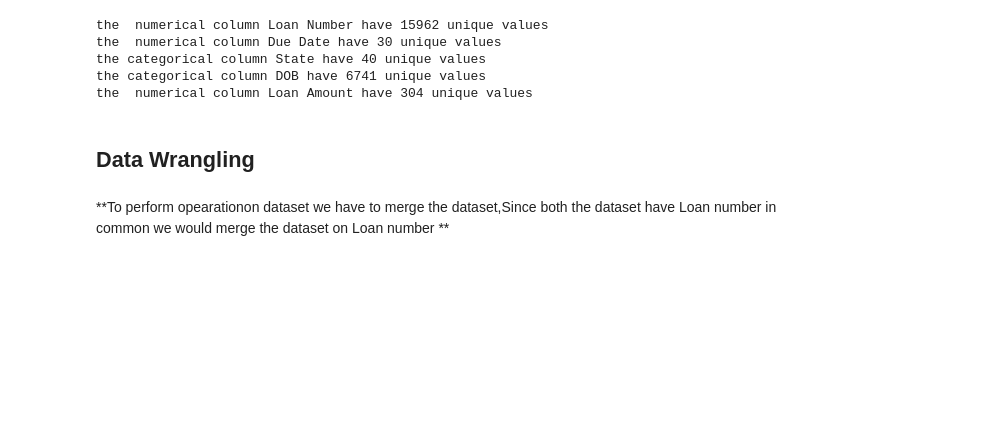
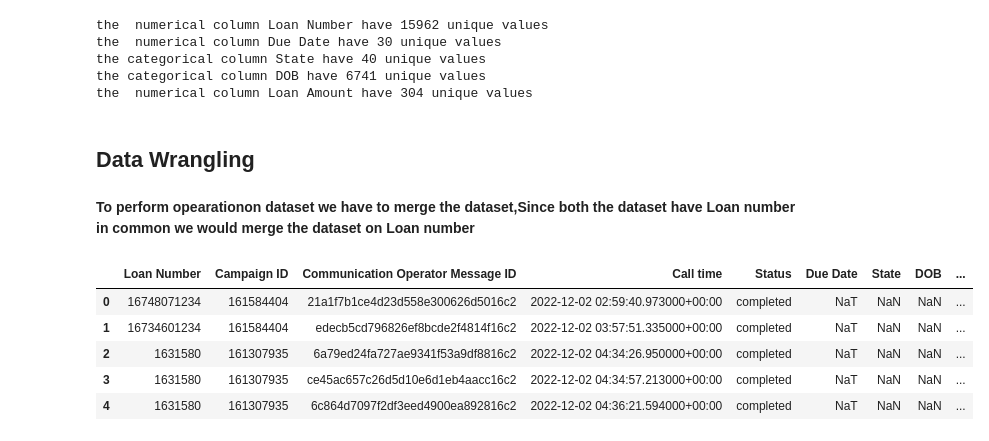
Before and after one commit to surya81/myproject, a Jupyter notebook: DPDzero Data Assignment .ipynb, the cells around one changed output. Drawn from its saved outputs; the diff is of its cells as text; code cells hidden in the pictures; blank space fills up the shorter version.

```diff
--- a/DPDzero Data Assignment .ipynb
+++ b/DPDzero Data Assignment .ipynb
@@ -253,4 +258,16 @@ the  numerical column Loan Amount have 304 unique values
 # %% [markdown]
 ## Data Wrangling
 # %% [markdown]
-**To perform opearationon dataset we have to merge the dataset,Since both the dataset have Loan number in common we would merge the dataset on Loan number **
+**To perform opearationon dataset we have to merge the dataset,Since both the dataset have Loan number in common we would merge the dataset on Loan number**
+# %%
+#create final dataset by merging the two dataframe on  Loan Number column
+final_dataset = pd.merge(CommunicationHistory_df,portfolio_df,how='left', on='Loan Number')
+# %%
+final_dataset.head()
+# %% [output]
+|  | Loan Number | Campaign ID | Communication Operator Message ID | Call time | Status | Due Date | State | DOB | ... |
+| 0 | 16748071234 | 161584404 | 21a1f7b1ce4d23d558e300626d5016c2 | 2022-12-02 02:59:40.973000+00:00 | completed | NaT | NaN | NaN | ... |
+| 1 | 16734601234 | 161584404 | edecb5cd796826ef8bcde2f4814f16c2 | 2022-12-02 03:57:51.335000+00:00 | completed | NaT | NaN | NaN | ... |
+| 2 | 1631580 | 161307935 | 6a79ed24fa727ae9341f53a9df8816c2 | 2022-12-02 04:34:26.950000+00:00 | completed | NaT | NaN | NaN | ... |
+| 3 | 1631580 | 161307935 | ce45ac657c26d5d10e6d1eb4aacc16c2 | 2022-12-02 04:34:57.213000+00:00 | completed | NaT | NaN | NaN | ... |
+| 4 | 1631580 | 161307935 | 6c864d7097f2df3eed4900ea892816c2 | 2022-12-02 04:36:21.594000+00:00 | completed | NaT | NaN | NaN | ... |
```
Also changed, not shown: parts of 28 cells of this notebook.
